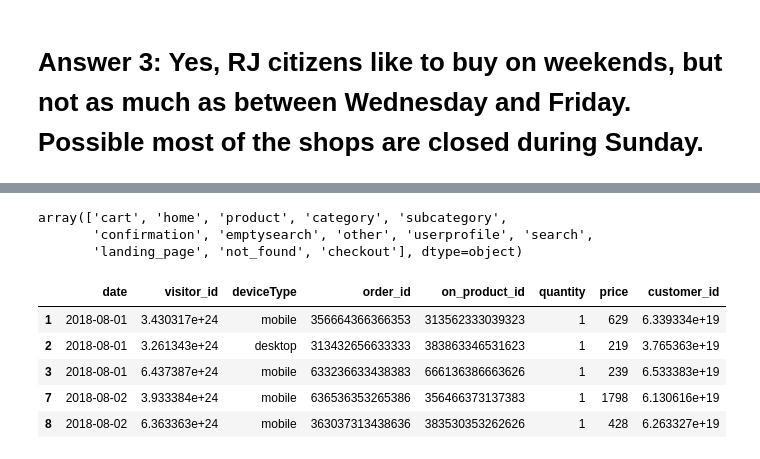
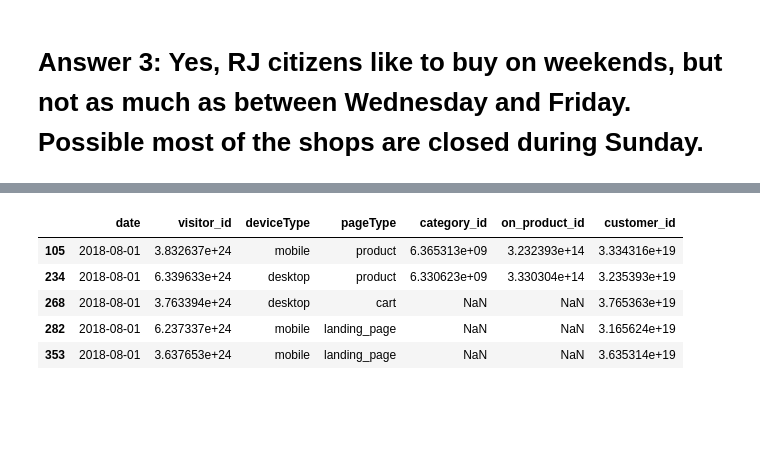
Before and after one commit to felipedelduqui/admission_test_2021, a Jupyter notebook: main.ipynb, the cells around one changed output, grey strips where cells are left out. Drawn from its saved outputs; the diff is of its cells as text; code cells hidden in the pictures; blank space fills up the shorter version.

```diff
--- a/main.ipynb
+++ b/main.ipynb
@@ -259,15 +243,9 @@ There are 592 customers ID in common using the offline sales and online orders
-# %%
-merged_onviews_off_sales.pageType.unique()
-# %% [output]
-array(['cart', 'home', 'product', 'category', 'subcategory',
-       'confirmation', 'emptysearch', 'other', 'userprofile', 'search',
-       'landing_page', 'not_found', 'checkout'], dtype=object)
 # %%
-online_orders_not_nan_df.head()
+online_pageviews_not_nan_df.head()
 # %% [output]
-|  | date | visitor_id | deviceType | order_id | on_product_id | quantity | price | customer_id |
-| 1 | 2018-08-01 | 3.430317e+24 | mobile | 356664366366353 | 313562333039323 | 1 | 629 | 6.339334e+19 |
-| 2 | 2018-08-01 | 3.261343e+24 | desktop | 313432656633333 | 383863346531623 | 1 | 219 | 3.765363e+19 |
-| 3 | 2018-08-01 | 6.437387e+24 | mobile | 633236633438383 | 666136386663626 | 1 | 239 | 6.533383e+19 |
-| 7 | 2018-08-02 | 3.933384e+24 | mobile | 636536353265386 | 356466373137383 | 1 | 1798 | 6.130616e+19 |
-| 8 | 2018-08-02 | 6.363363e+24 | mobile | 363037313438636 | 383530353262626 | 1 | 428 | 6.263327e+19 |
+|  | date | visitor_id | deviceType | pageType | category_id | on_product_id | customer_id |
+| 105 | 2018-08-01 | 3.832637e+24 | mobile | product | 6.365313e+09 | 3.232393e+14 | 3.334316e+19 |
+| 234 | 2018-08-01 | 6.339633e+24 | desktop | product | 6.330623e+09 | 3.330304e+14 | 3.235393e+19 |
+| 268 | 2018-08-01 | 3.763394e+24 | desktop | cart | NaN | NaN | 3.765363e+19 |
+| 282 | 2018-08-01 | 6.237337e+24 | mobile | landing_page | NaN | NaN | 3.165624e+19 |
+| 353 | 2018-08-01 | 3.637653e+24 | mobile | landing_page | NaN | NaN | 3.635314e+19 |
```
Also changed, not shown: parts of 15 cells of this notebook, 1 other file.
